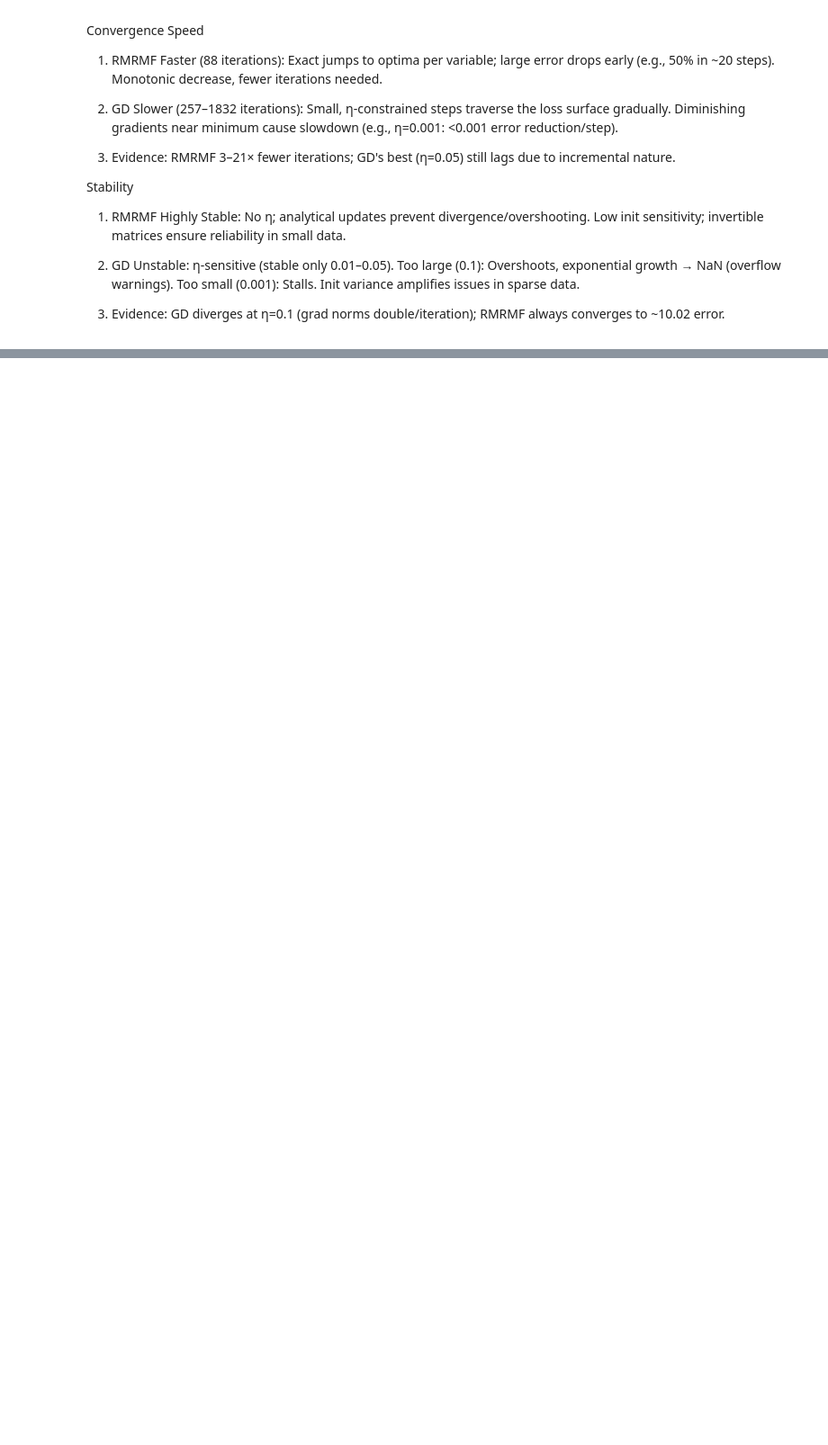
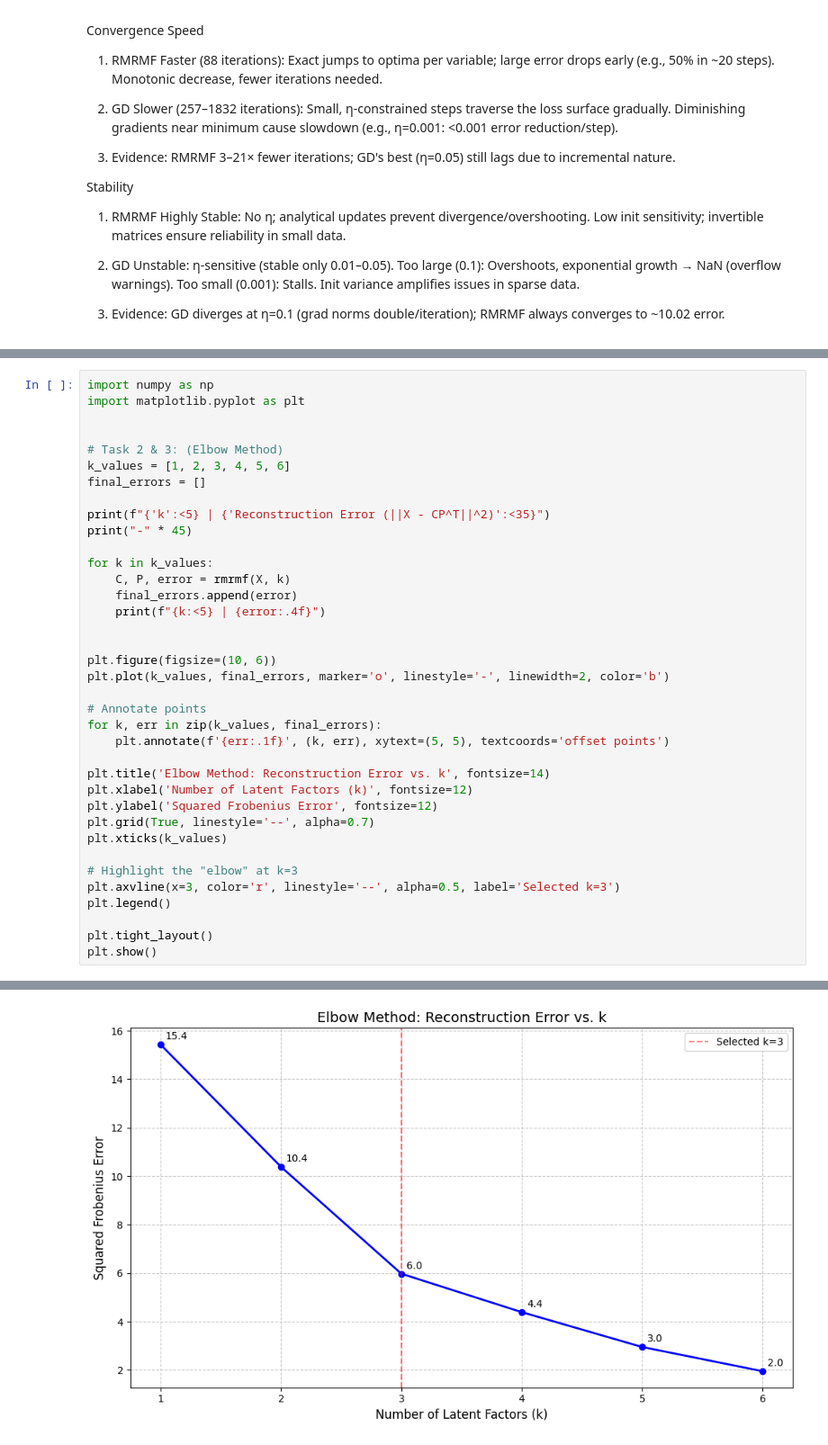
Before and after one commit to Ziad-Aamer/media-mining-data1, a Jupyter notebook: assignment02/MMD1-Assignment-2-Complete-main/tasks.ipynb, the cells around one changed output, grey strips where cells are left out. Shown at 90% size. Cells and saved outputs as stored; diff of their text form; blank space fills up the shorter version.

```diff
--- a/assignment02/MMD1-Assignment-2-Complete-main/tasks.ipynb
+++ b/assignment02/MMD1-Assignment-2-Complete-main/tasks.ipynb
@@ -537,0 +557,38 @@ Stability
+# %%
+import numpy as np
+import matplotlib.pyplot as plt
+
+
+# Task 2 & 3: (Elbow Method)
+k_values = [1, 2, 3, 4, 5, 6]
+final_errors = []
+
+print(f"{'k':<5} | {'Reconstruction Error (||X - CP^T||^2)':<35}")
+print("-" * 45)
+
+for k in k_values:
+    C, P, error = rmrmf(X, k)
+    final_errors.append(error)
+    print(f"{k:<5} | {error:.4f}")
+
+
+plt.figure(figsize=(10, 6))
+plt.plot(k_values, final_errors, marker='o', linestyle='-', linewidth=2, color='b')
+
+# Annotate points
+for k, err in zip(k_values, final_errors):
+    plt.annotate(f'{err:.1f}', (k, err), xytext=(5, 5), textcoords='offset points')
+
+plt.title('Elbow Method: Reconstruction Error vs. k', fontsize=14)
+plt.xlabel('Number of Latent Factors (k)', fontsize=12)
+plt.ylabel('Squared Frobenius Error', fontsize=12)
+plt.grid(True, linestyle='--', alpha=0.7)
+plt.xticks(k_values)
+
+# Highlight the "elbow" at k=3
+plt.axvline(x=3, color='r', linestyle='--', alpha=0.5, label='Selected k=3')
+plt.legend()
+
+plt.tight_layout()
+plt.show()
+# %% [output]
@@ -537,0 +603 @@ Stability
+[figure, added]
```
Also changed, not shown: parts of 5 cells of this notebook.
